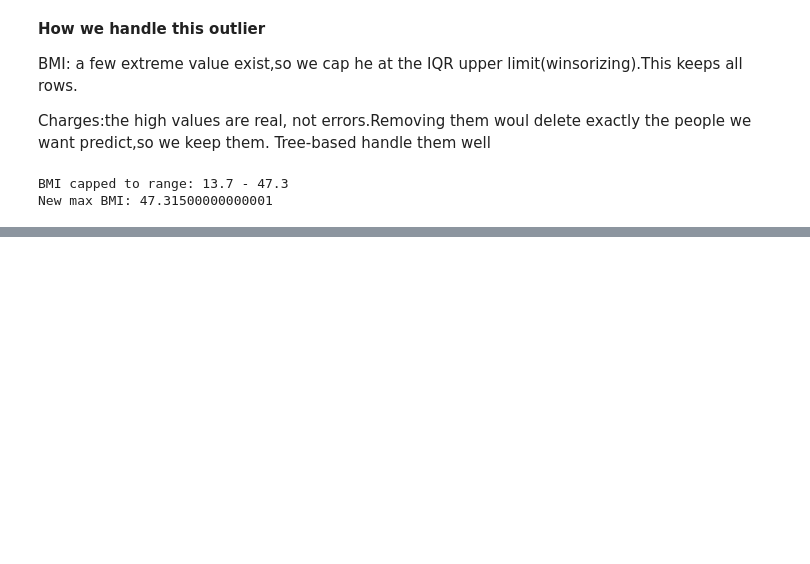
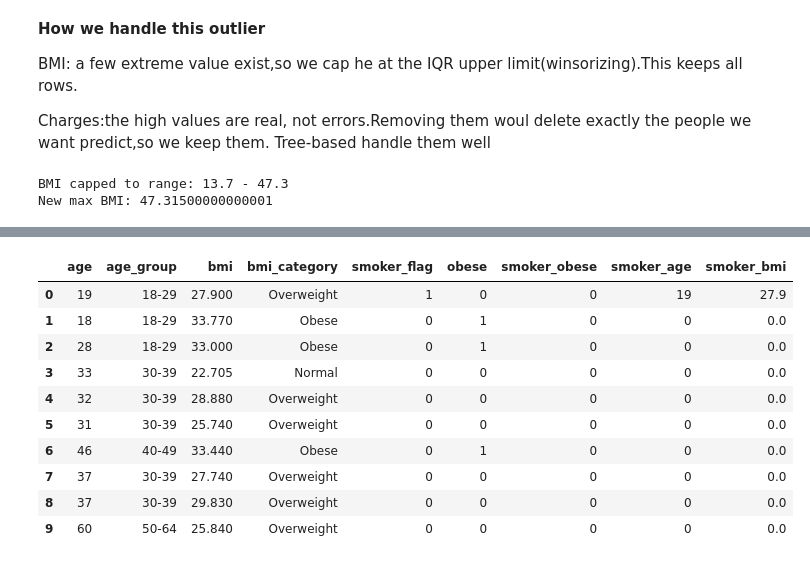
Before and after one commit to prince63aj/Medical_Insurance_Cost_Prediction, a Jupyter notebook: Analysis.ipynb, the cells around one changed output, grey strips where cells are left out. Drawn from its saved outputs; the diff is of its cells as text; code cells hidden in the pictures; blank space fills up the shorter version.

```diff
--- a/Analysis.ipynb
+++ b/Analysis.ipynb
@@ -260,0 +273,22 @@ New max BMI: 47.31500000000001
+# %%
+df["age_group"]=pd.cut(df["age"],bins=[17,29,39,49,64],labels=["18-29","30-39","40-49","50-64"])
+df["bmi_category"]=pd.cut(df["bmi"],bins=[0,18.5,25,30,100],labels=["Underweight","Normal","Overweight","Obese"])
+df["smoker_flag"]=(df["smoker"]=="yes").astype(int)
+df["obese"]=(df["bmi"]>=30).astype(int)
+df["smoker_obese"]=df["smoker_flag"]*df["obese"]
+df["smoker_age"]=df["smoker_flag"]*df["age"]
+df["smoker_bmi"]=df["smoker_flag"]*df["bmi"]
+
+df[["age","age_group","bmi","bmi_category","smoker_flag","obese","smoker_obese","smoker_age","smoker_bmi"]].head(10)
+# %% [output]
+|  | age | age_group | bmi | bmi_category | smoker_flag | obese | smoker_obese | smoker_age | smoker_bmi |
+| 0 | 19 | 18-29 | 27.900 | Overweight | 1 | 0 | 0 | 19 | 27.9 |
+| 1 | 18 | 18-29 | 33.770 | Obese | 0 | 1 | 0 | 0 | 0.0 |
+| 2 | 28 | 18-29 | 33.000 | Obese | 0 | 1 | 0 | 0 | 0.0 |
+| 3 | 33 | 30-39 | 22.705 | Normal | 0 | 0 | 0 | 0 | 0.0 |
+| 4 | 32 | 30-39 | 28.880 | Overweight | 0 | 0 | 0 | 0 | 0.0 |
+| 5 | 31 | 30-39 | 25.740 | Overweight | 0 | 0 | 0 | 0 | 0.0 |
+| 6 | 46 | 40-49 | 33.440 | Obese | 0 | 1 | 0 | 0 | 0.0 |
+| 7 | 37 | 30-39 | 27.740 | Overweight | 0 | 0 | 0 | 0 | 0.0 |
+| 8 | 37 | 30-39 | 29.830 | Overweight | 0 | 0 | 0 | 0 | 0.0 |
+| 9 | 60 | 50-64 | 25.840 | Overweight | 0 | 0 | 0 | 0 | 0.0 |
```
Also changed, not shown: parts of 4 cells of this notebook.
